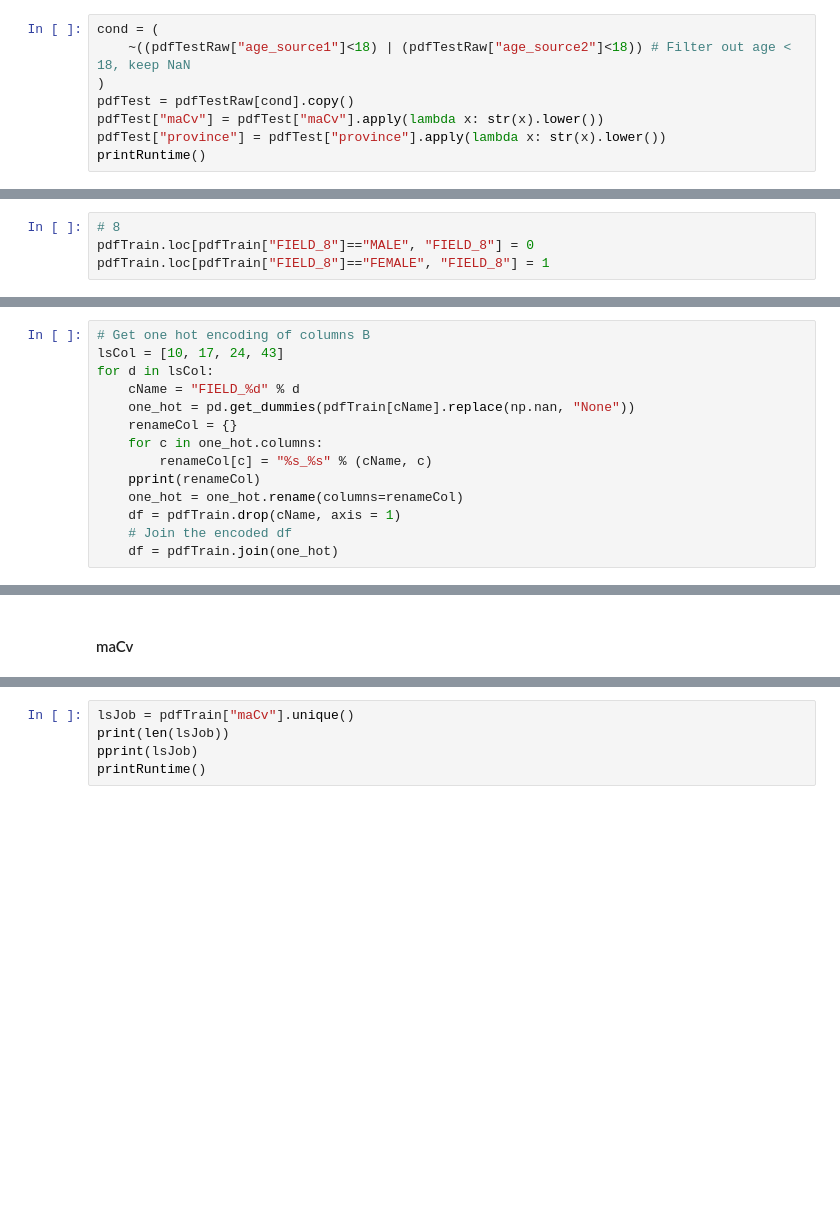
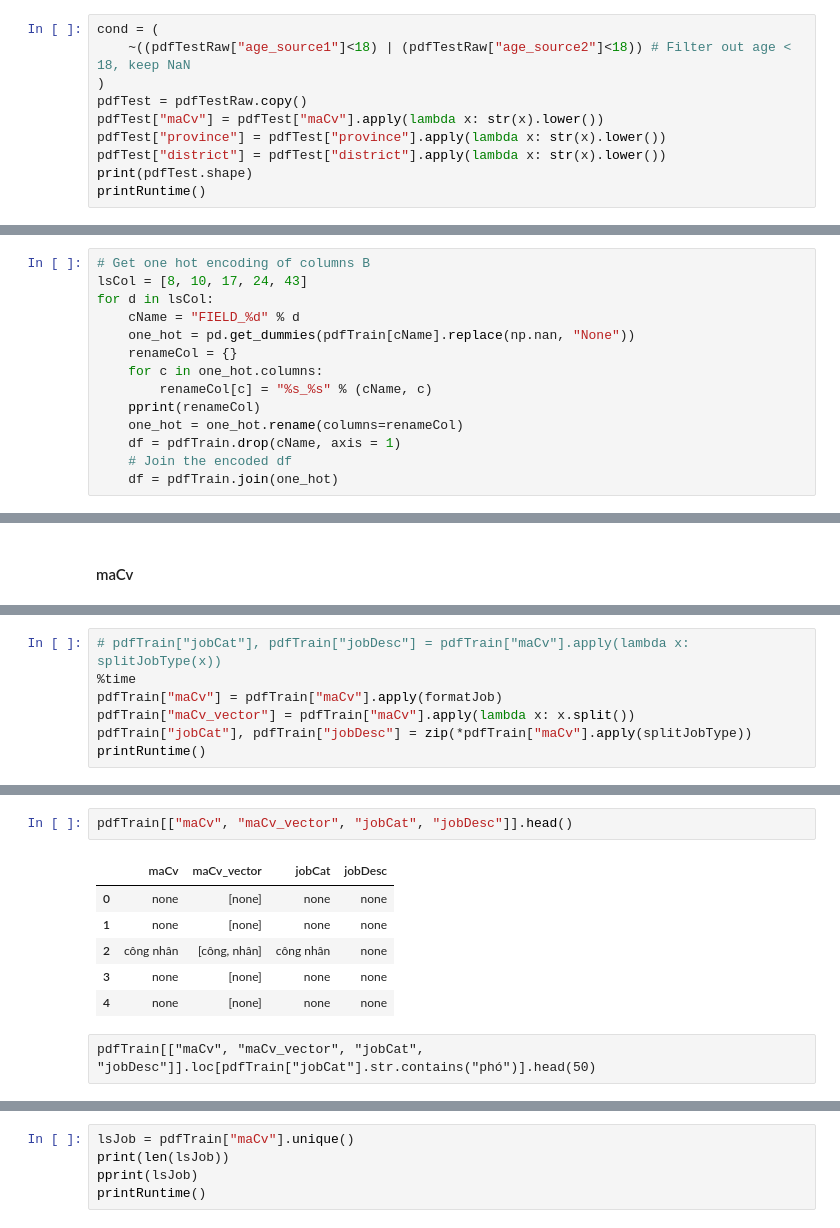
Before and after one commit to alerk/ml_class, a Jupyter notebook: 13.0.kalapa_challenge_eda.ipynb, the cells around one changed output, grey strips where cells are left out. Saved outputs shown, nothing was run; the diff lists cells and outputs as text; blank space fills up the shorter version.

```diff
--- a/13.0.kalapa_challenge_eda.ipynb
+++ b/13.0.kalapa_challenge_eda.ipynb
@@ -126,8 +130,10 @@ printRuntime()
 cond = (
     ~((pdfTestRaw["age_source1"]<18) | (pdfTestRaw["age_source2"]<18)) # Filter out age < 18, keep NaN
 )
-pdfTest = pdfTestRaw[cond].copy()
+pdfTest = pdfTestRaw.copy()
 pdfTest["maCv"] = pdfTest["maCv"].apply(lambda x: str(x).lower())
 pdfTest["province"] = pdfTest["province"].apply(lambda x: str(x).lower())
+pdfTest["district"] = pdfTest["district"].apply(lambda x: str(x).lower())
+print(pdfTest.shape)
 printRuntime()
 # %% [output]
@@ -421,10 +304,6 @@ printRuntime()
 # %%
 # 6
 pdfTrain["FIELD_6"] = pdfTrain["FIELD_6"] + 1
-# %%
-# 8
-pdfTrain.loc[pdfTrain["FIELD_8"]=="MALE", "FIELD_8"] = 0
-pdfTrain.loc[pdfTrain["FIELD_8"]=="FEMALE", "FIELD_8"] = 1
 # %%
 # 12
 pdfTrain.loc[~pdfTrain["FIELD_12"].isin(["None", "0", "1"]), "FIELD_12"] = "None"
@@ -504,7 +383,7 @@ print(one_hot)
 [29924 rows x 8 columns]
 # %%
 # Get one hot encoding of columns B
-lsCol = [10, 17, 24, 43]
+lsCol = [8, 10, 17, 24, 43]
 for d in lsCol:
     cName = "FIELD_%d" % d
     one_hot = pd.get_dummies(pdfTrain[cName].replace(np.nan, "None"))
@@ -1891,0 +1838,7 @@ printRuntime()
+# %%
+# pdfTrain["jobCat"], pdfTrain["jobDesc"] = pdfTrain["maCv"].apply(lambda x: splitJobType(x))
+%time
+pdfTrain["maCv"] = pdfTrain["maCv"].apply(formatJob)
+pdfTrain["maCv_vector"] = pdfTrain["maCv"].apply(lambda x: x.split())
+pdfTrain["jobCat"], pdfTrain["jobDesc"] = zip(*pdfTrain["maCv"].apply(splitJobType))
+printRuntime()
@@ -1891,0 +1850,11 @@ printRuntime()
+# %%
+pdfTrain[["maCv", "maCv_vector", "jobCat", "jobDesc"]].head()
+# %% [output]
+|  | maCv | maCv_vector | jobCat | jobDesc |
+| 0 | none | [none] | none | none |
+| 1 | none | [none] | none | none |
+| 2 | công nhân | [công, nhân] | công nhân | none |
+| 3 | none | [none] | none | none |
+| 4 | none | [none] | none | none |
+# %% [raw]
+pdfTrain[["maCv", "maCv_vector", "jobCat", "jobDesc"]].loc[pdfTrain["jobCat"].str.contains("phó")].head(50)
```
Also changed, not shown: parts of 31 cells of this notebook, 6 other files.
